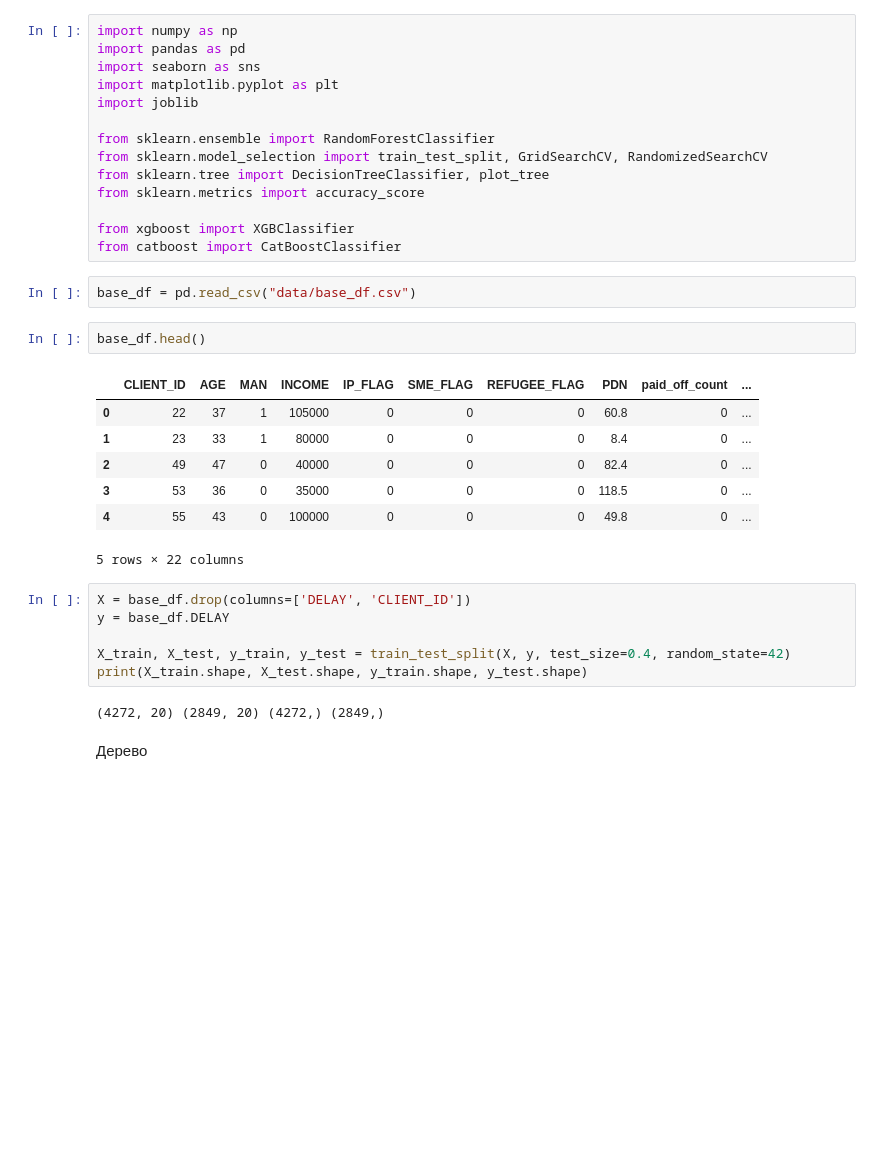
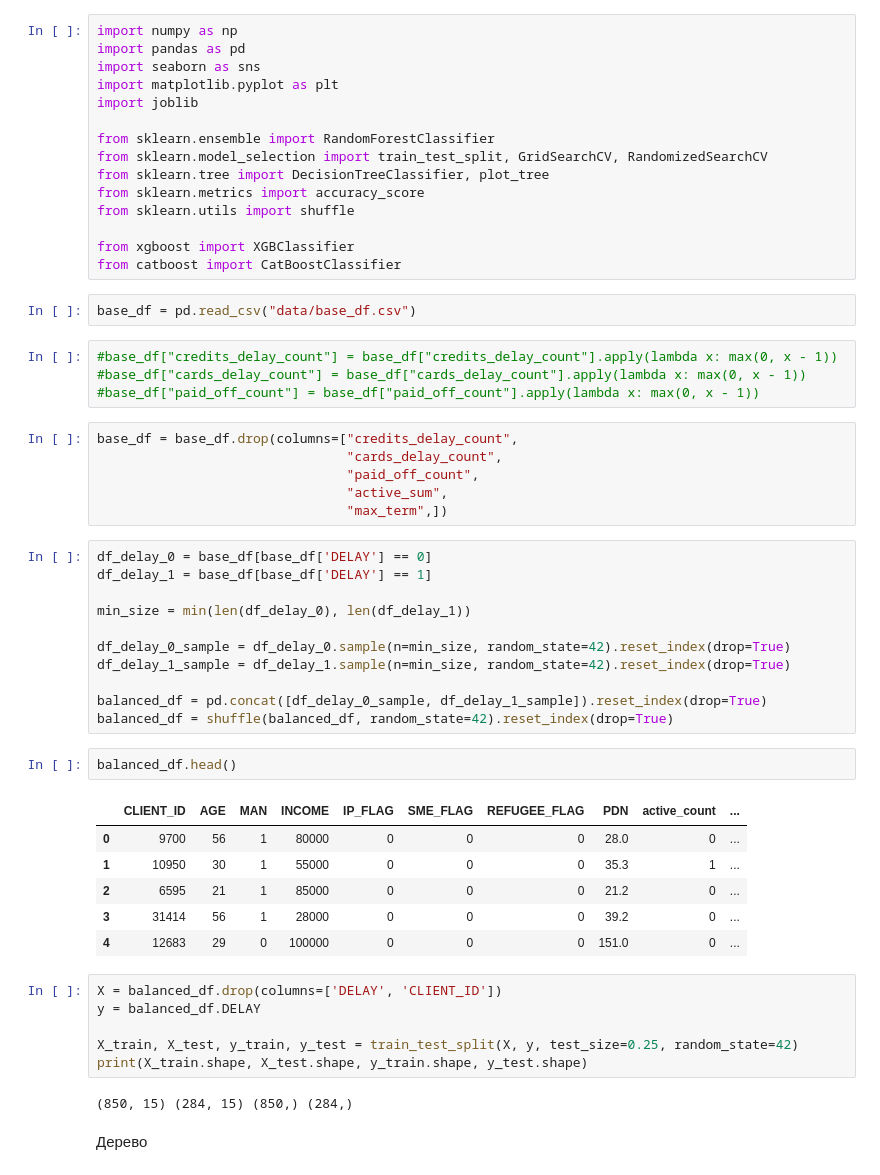
Before and after one commit to SlavyaneRenHack/CreditDelaysPredictor, a Jupyter notebook: Credits - tree base.ipynb, the cells around one changed output. Cells and saved outputs as stored; diff of their text form; blank space fills up the shorter version.

```diff
--- a/Credits - tree base.ipynb
+++ b/Credits - tree base.ipynb
@@ -9,29 +9,50 @@ from sklearn.ensemble import RandomForestClassifier
 from sklearn.model_selection import train_test_split, GridSearchCV, RandomizedSearchCV
 from sklearn.tree import DecisionTreeClassifier, plot_tree
 from sklearn.metrics import accuracy_score
+from sklearn.utils import shuffle
 
 from xgboost import XGBClassifier
 from catboost import CatBoostClassifier
 # %%
 base_df = pd.read_csv("data/base_df.csv")
+# %%
+#base_df["credits_delay_count"] = base_df["credits_delay_count"].apply(lambda x: max(0, x - 1))
+#base_df["cards_delay_count"] = base_df["cards_delay_count"].apply(lambda x: max(0, x - 1))
+#base_df["paid_off_count"] = base_df["paid_off_count"].apply(lambda x: max(0, x - 1))
+# %%
+base_df = base_df.drop(columns=["credits_delay_count",
+                                "cards_delay_count",
+                                "paid_off_count",
+                                "active_sum",
+                                "max_term",])
+# %%
+df_delay_0 = base_df[base_df['DELAY'] == 0]
+df_delay_1 = base_df[base_df['DELAY'] == 1]
+
+min_size = min(len(df_delay_0), len(df_delay_1))
+
+df_delay_0_sample = df_delay_0.sample(n=min_size, random_state=42).reset_index(drop=True)
+df_delay_1_sample = df_delay_1.sample(n=min_size, random_state=42).reset_index(drop=True)
+
+balanced_df = pd.concat([df_delay_0_sample, df_delay_1_sample]).reset_index(drop=True)
+balanced_df = shuffle(balanced_df, random_state=42).reset_index(drop=True)
 # %%
-base_df.head()
+balanced_df.head()
 # %% [output]
-|  | CLIENT_ID | AGE | MAN | INCOME | IP_FLAG | SME_FLAG | REFUGEE_FLAG | PDN | paid_off_count | ... |
-| 0 | 22 | 37 | 1 | 105000 | 0 | 0 | 0 | 60.8 | 0 | ... |
-| 1 | 23 | 33 | 1 | 80000 | 0 | 0 | 0 | 8.4 | 0 | ... |
-| 2 | 49 | 47 | 0 | 40000 | 0 | 0 | 0 | 82.4 | 0 | ... |
-| 3 | 53 | 36 | 0 | 35000 | 0 | 0 | 0 | 118.5 | 0 | ... |
-| 4 | 55 | 43 | 0 | 100000 | 0 | 0 | 0 | 49.8 | 0 | ... |
+|  | CLIENT_ID | AGE | MAN | INCOME | IP_FLAG | SME_FLAG | REFUGEE_FLAG | PDN | active_count | ... |
+| 0 | 9700 | 56 | 1 | 80000 | 0 | 0 | 0 | 28.0 | 0 | ... |
+| 1 | 10950 | 30 | 1 | 55000 | 0 | 0 | 0 | 35.3 | 1 | ... |
+| 2 | 6595 | 21 | 1 | 85000 | 0 | 0 | 0 | 21.2 | 0 | ... |
+| 3 | 31414 | 56 | 1 | 28000 | 0 | 0 | 0 | 39.2 | 0 | ... |
+| 4 | 12683 | 29 | 0 | 100000 | 0 | 0 | 0 | 151.0 | 0 | ... |
-5 rows × 22 columns
 # %%
-X = base_df.drop(columns=['DELAY', 'CLIENT_ID'])
-y = base_df.DELAY
+X = balanced_df.drop(columns=['DELAY', 'CLIENT_ID'])
+y = balanced_df.DELAY
 
-X_train, X_test, y_train, y_test = train_test_split(X, y, test_size=0.4, random_state=42)
+X_train, X_test, y_train, y_test = train_test_split(X, y, test_size=0.25, random_state=42)
 print(X_train.shape, X_test.shape, y_train.shape, y_test.shape)
 # %% [output]
-(4272, 20) (2849, 20) (4272,) (2849,)
+(850, 15) (284, 15) (850,) (284,)
 # %% [markdown]
 Дерево
 # %%
```
Also changed, not shown: parts of 17 cells of this notebook, 8 other files.
